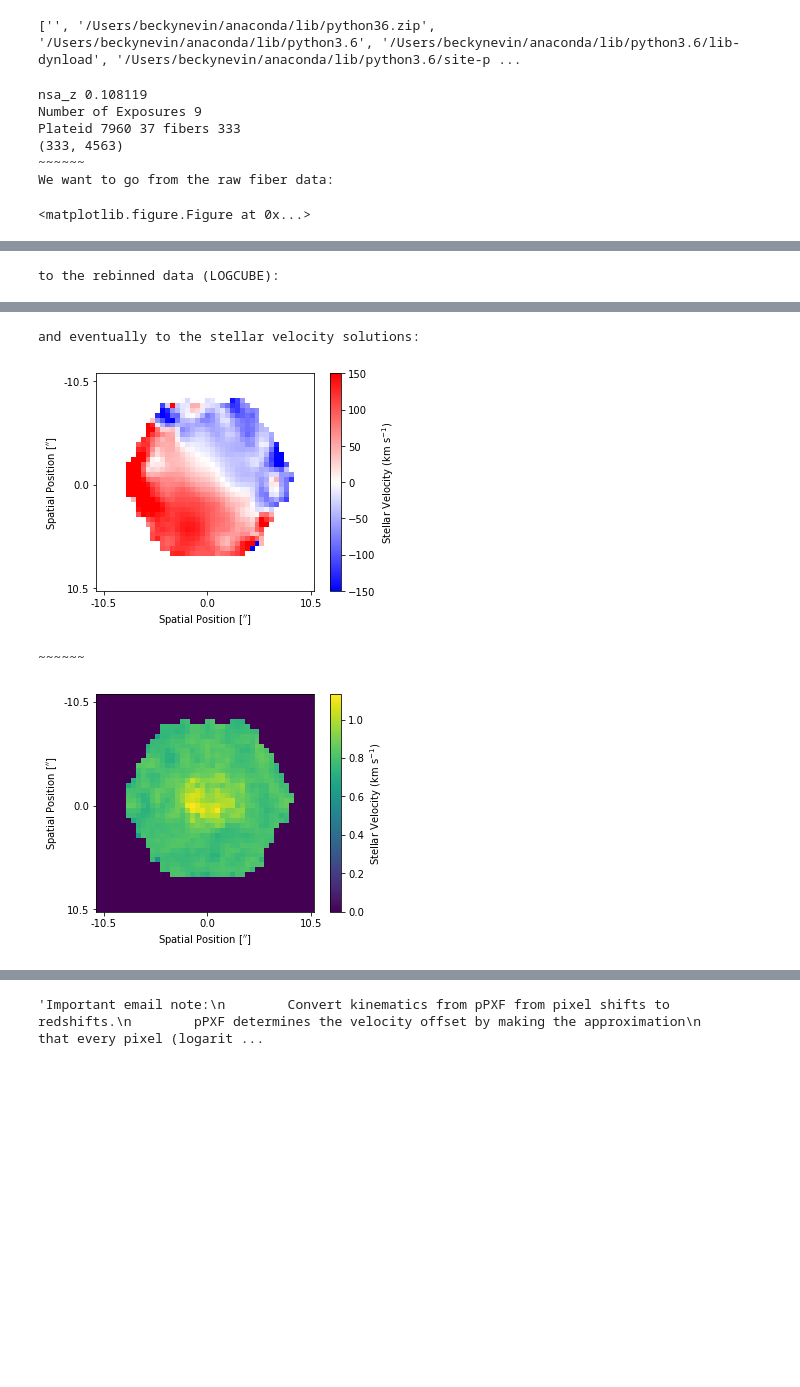
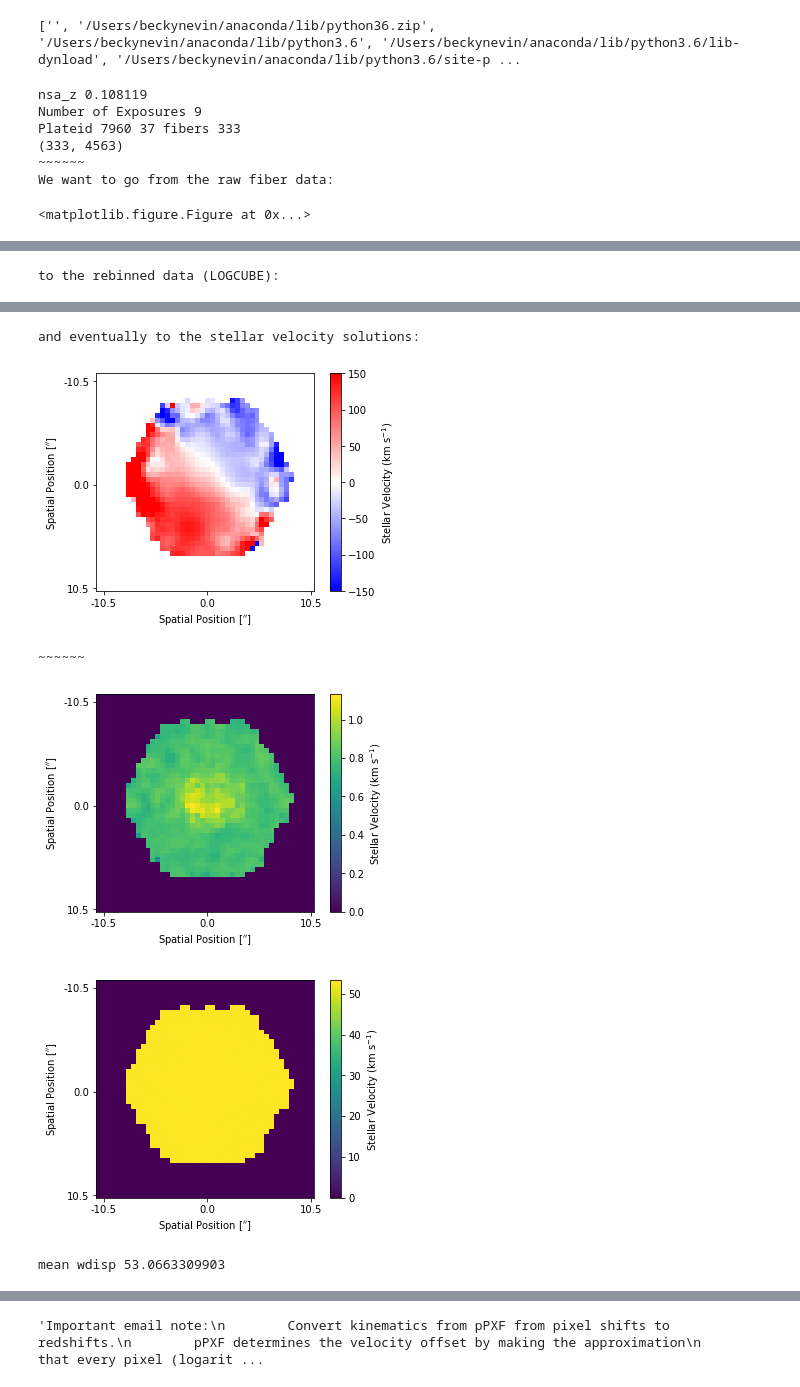
Before and after one commit to beckynevin/imaging_identification_mergers, a Jupyter notebook: Kin_test_manga.ipynb, the cells around one changed output, grey strips where cells are left out. Drawn from its saved outputs; the diff is of its cells as text; code cells hidden in the pictures; blank space fills up the shorter version.

```diff
--- a/Kin_test_manga.ipynb
+++ b/Kin_test_manga.ipynb
@@ -119,6 +119,8 @@ drpall=pyfits.open('drpall-file.fits')
 for i in range(len(drpall[1].data['NSA_Z'])):
     if drpall[1].data['plateifu'][i]=='7960-3701':
         print('nsa_z', drpall[1].data['NSA_Z'][i])
+        nsa_z=drpall[1].data['NSA_Z'][i]
+
 #print(drpall[1].header)
 
 
@@ -128,7 +130,7 @@ spec_check=pyfits.open('manga-7960-3701-MAPS-SPX-GAU-MILESHC.fits')
 
 
 '''Logcube files contain the flux also rebinned to a grid'''
-logcube=pyfits.open('manga-7960-3701-LOGCUBE.fits')
+logcube=pyfits.open('manga-7960-3701-LOGCUBE-SPX-GAU-MILESHC.fits')#('manga-7960-3701-LOGCUBE.fits')
 
 
 
@@ -234,30 +236,53 @@ print('~~~~~~')
 
 fig=plt.figure()
 ax1=fig.add_subplot(111)
 
 im1=ax1.imshow(np.flipud(spec_check['STELLAR_CONT_RCHI2'].data))
 cbar1=plt.colorbar(im1,label=r'Stellar Velocity (km s$^{-1}$)')
 yticks=[1 ,length/2    ,length-1]
 ylabels=[round((x-length/2)*0.5,1) for x in yticks]
 ax1.set_yticks(yticks)
 ax1.set_yticklabels(ylabels)
 ax1.set_xticks(yticks)
 ax1.set_xticklabels(ylabels)
 ax1.set_ylabel(r'Spatial Position [$^{\prime \prime}$]')
 ax1.set_xlabel(r'Spatial Position [$^{\prime \prime}$]')
 plt.show()
+
+
+#[coords_x, coords_y]
+fig=plt.figure()
+ax1=fig.add_subplot(111)
+
+im1=ax1.imshow(np.flipud(spec_check['STELLAR_SIGMACORR'].data))
+cbar1=plt.colorbar(im1,label=r'Stellar Velocity (km s$^{-1}$)')
+yticks=[1 ,length/2    ,length-1]
+ylabels=[round((x-length/2)*0.5,1) for x in yticks]
+ax1.set_yticks(yticks)
+ax1.set_yticklabels(ylabels)
+ax1.set_xticks(yticks)
+ax1.set_xticklabels(ylabels)
+ax1.set_ylabel(r'Spatial Position [$^{\prime \prime}$]')
+ax1.set_xlabel(r'Spatial Position [$^{\prime \prime}$]')
+plt.show()
+
+print('mean wdisp', np.mean(ma.masked_where(spec_check['STELLAR_SIGMACORR'].data==0, spec_check['STELLAR_SIGMACORR'].data)))
+
+wdisp=np.mean(ma.masked_where(spec_check['STELLAR_SIGMACORR'].data==0, spec_check['STELLAR_SIGMACORR'].data))
 # %% [output]
 nsa_z 0.108119
 Number of Exposures 9
 Plateid 7960 37 fibers 333
 (333, 4563)
 ~~~~~~
 We want to go from the raw fiber data:
 <matplotlib.figure.Figure at 0x...>
 [figure]
 to the rebinned data (LOGCUBE):
 [figure]
 and eventually to the stellar velocity solutions:
 [figure]
 ~~~~~~
 [figure]
+[figure, added]
+mean wdisp 53.0663309903
```
Also changed, not shown: parts of 7 cells of this notebook.
